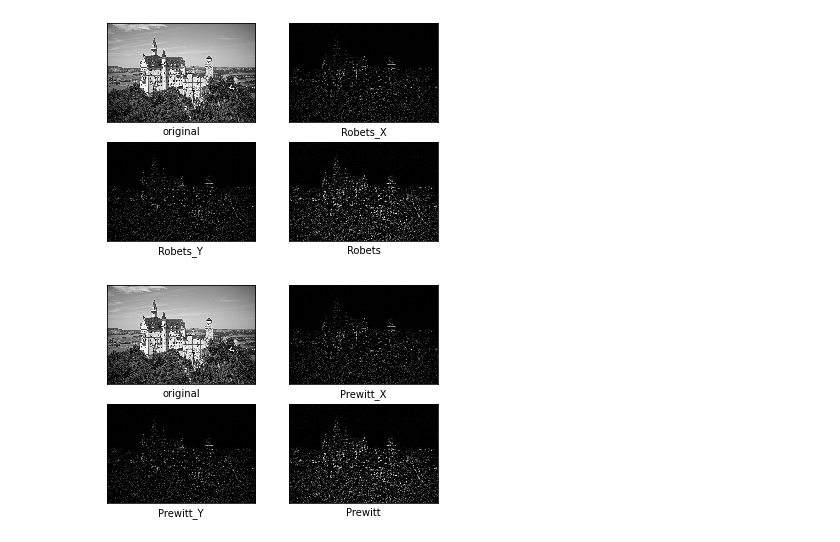
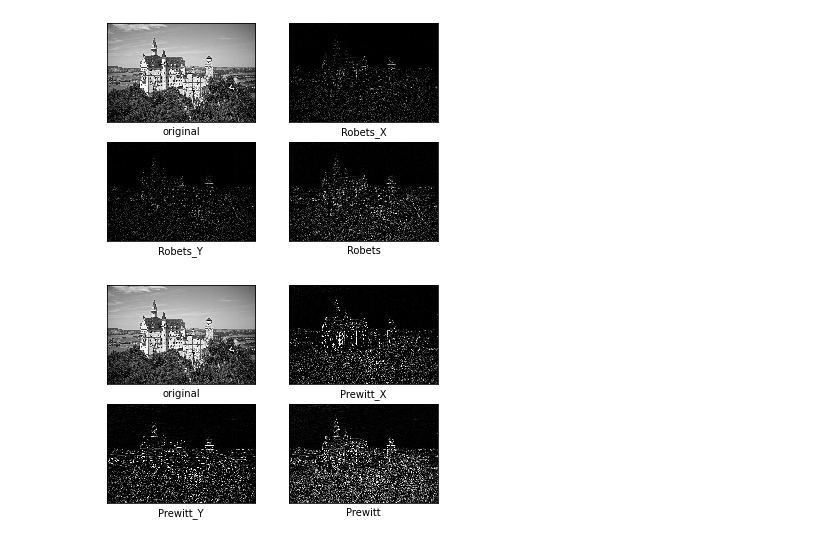
Before and after one commit to hrabit64/ERICA-2021-FALL-OPENCV-STUDY, a Jupyter notebook: roberts_prewitt.ipynb, the cells around one changed output. Cells and saved outputs as stored; diff of their text form; code cells hidden in the pictures.

```diff
--- a/roberts_prewitt.ipynb
+++ b/roberts_prewitt.ipynb
@@ -153,13 +153,13 @@ for r in roberts_data:
 # %%
 xlabels = ["original", "Prewitt_X", "Prewitt_Y", "Prewitt"]
 i = 1
 fig = plt.figure()
-for r in roberts_data:
+for r in prewitt_data:
     ax = fig.add_subplot(2, 2, i)
     ax.imshow(r, cmap='gray', interpolation='none', vmin=0, vmax=255)
     cv2.imwrite('img/output/prewitt/' + xlabels[i - 1] + '.jpg', r)
     ax.set_xlabel(xlabels[i - 1])
     ax.set_xticks([]), ax.set_yticks([])
     i += 1
 # %% [output]
-[figure, old version]
+[figure, new version]
```
Also changed, not shown: 3 other files.
